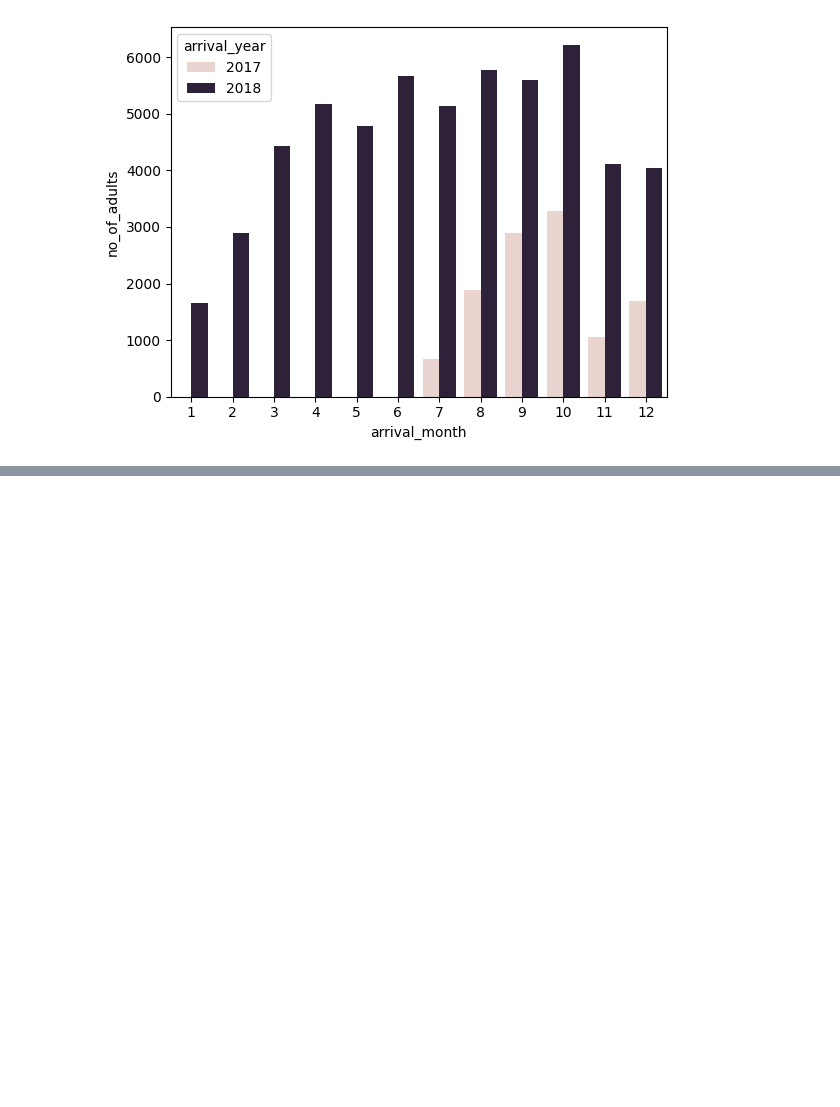
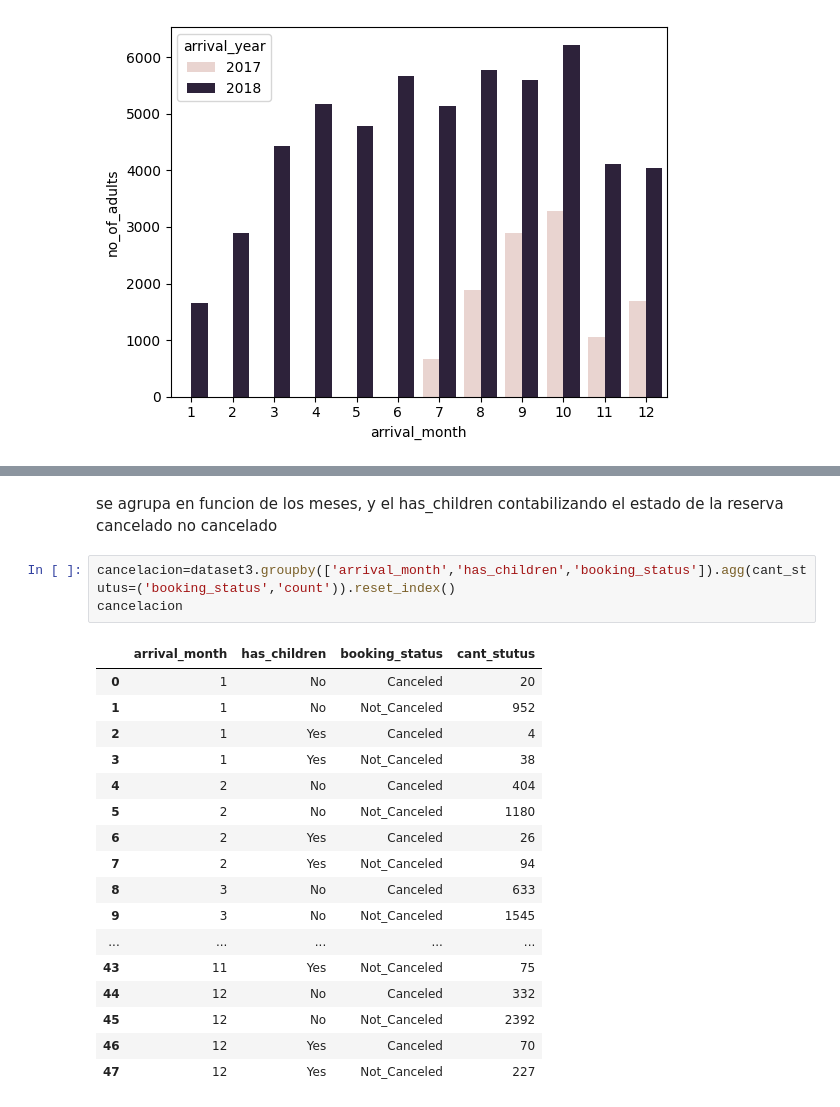
Before and after one commit to AndresCba89/reservas_hoteles, a Jupyter notebook: hotel.ipynb, the cells around one changed output, grey strips where cells are left out. Cells and saved outputs as stored; diff of their text form; blank space fills up the shorter version.

```diff
--- a/hotel.ipynb
+++ b/hotel.ipynb
@@ -150,0 +194,23 @@ ax = sns.barplot(x="arrival_month", y='no_of_adults',  data=eje_y, hue="arrival_
+# %% [markdown]
+se agrupa en funcion de los meses, y el has_children contabilizando el estado de la reserva cancelado no cancelado
+# %%
+cancelacion=dataset3.groupby(['arrival_month','has_children','booking_status']).agg(cant_stutus=('booking_status','count')).reset_index()
+cancelacion
+# %% [output]
+|  | arrival_month | has_children | booking_status | cant_stutus |
+| 0 | 1 | No | Canceled | 20 |
+| 1 | 1 | No | Not_Canceled | 952 |
+| 2 | 1 | Yes | Canceled | 4 |
+| 3 | 1 | Yes | Not_Canceled | 38 |
+| 4 | 2 | No | Canceled | 404 |
+| 5 | 2 | No | Not_Canceled | 1180 |
+| 6 | 2 | Yes | Canceled | 26 |
+| 7 | 2 | Yes | Not_Canceled | 94 |
+| 8 | 3 | No | Canceled | 633 |
+| 9 | 3 | No | Not_Canceled | 1545 |
+| ... | ... | ... | ... | ... |
+| 43 | 11 | Yes | Not_Canceled | 75 |
+| 44 | 12 | No | Canceled | 332 |
+| 45 | 12 | No | Not_Canceled | 2392 |
+| 46 | 12 | Yes | Canceled | 70 |
+| 47 | 12 | Yes | Not_Canceled | 227 |
```
Also changed, not shown: parts of 9 cells of this notebook.
